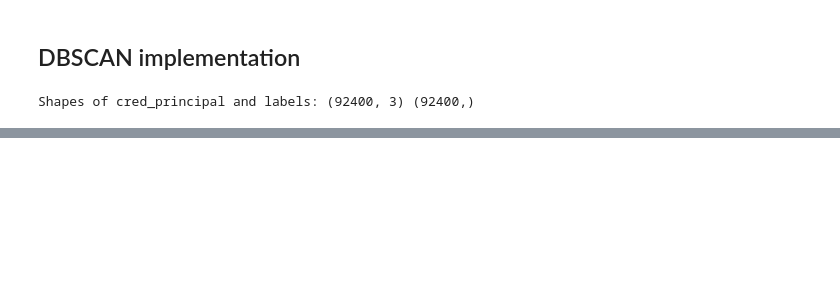
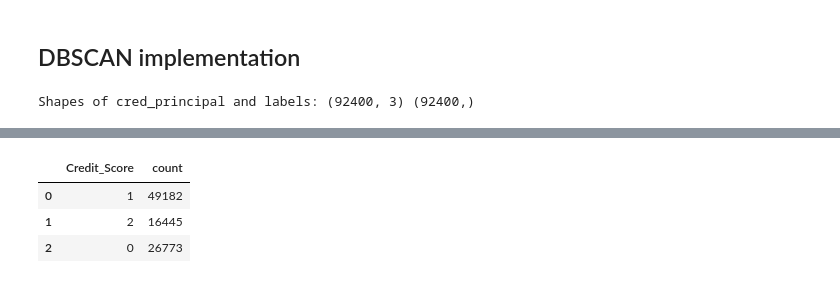
Before and after one commit to tanvimathur11/DDA, a Jupyter notebook: DDA_cleaning-Rough.ipynb, the cells around one changed output, grey strips where cells are left out. Saved outputs shown, nothing was run; the diff lists cells and outputs as text; code cells hidden in the pictures; blank space fills up the shorter version.

```diff
--- a/DDA_cleaning-Rough.ipynb
+++ b/DDA_cleaning-Rough.ipynb
@@ -1518,0 +1561,3 @@ plt.show()
+# %%
+spark=SparkSession.builder.master("local[*]").appName("WordCount").getOrCreate()
+sc=spark.sparkContext
@@ -1518,0 +1568,2 @@ plt.show()
+# %%
+df_cred = spark.read.csv('./ML_dataset.csv', header=True, inferSchema=True)
@@ -1518,0 +1599,7 @@ plt.show()
+# %%
+df_cred.groupby("Credit_Score").count().toPandas()
+# %% [output]
+|  | Credit_Score | count |
+| 0 | 1 | 49182 |
+| 1 | 2 | 16445 |
+| 2 | 0 | 26773 |
```
Also changed, not shown: parts of 27 cells of this notebook, 6 other files.
